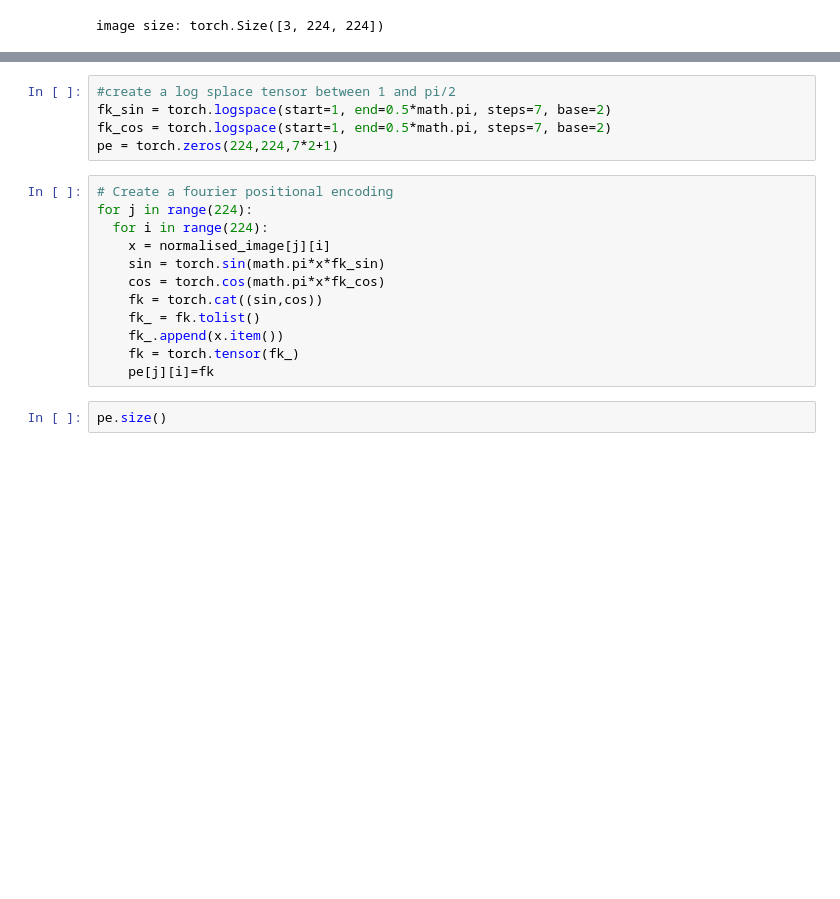
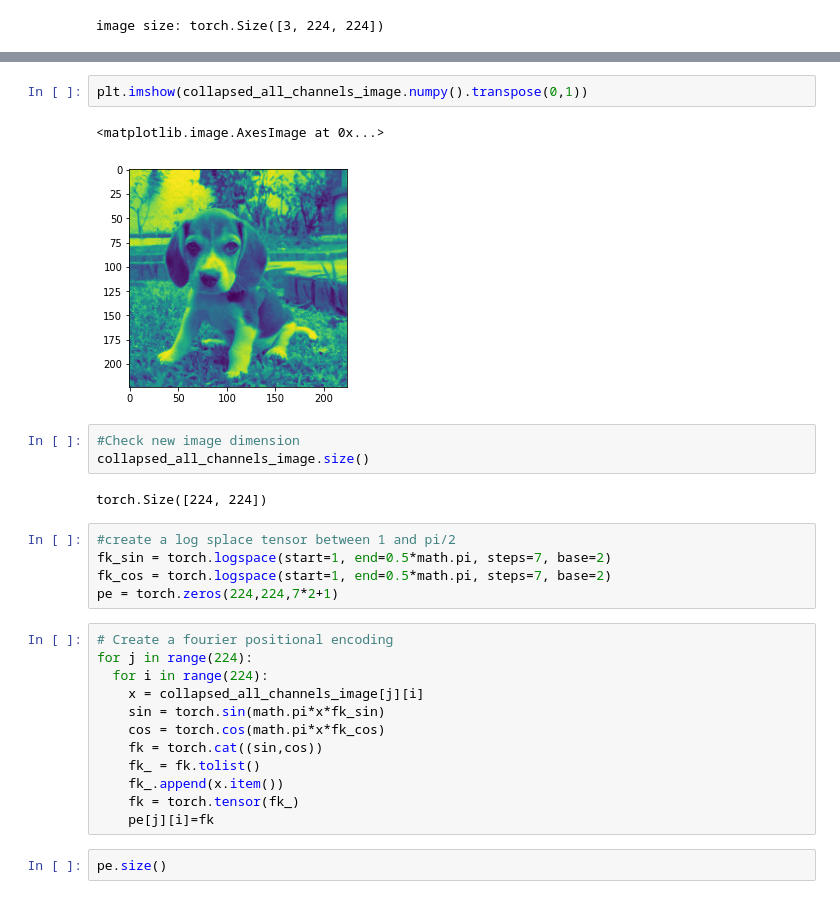
Before and after one commit to dentadelta/123, a Jupyter notebook: FourierPositionalEncoding.ipynb, the cells around one changed output, grey strips where cells are left out. Drawn from its saved outputs; the diff is of its cells as text; blank space fills up the shorter version.

```diff
--- a/FourierPositionalEncoding.ipynb
+++ b/FourierPositionalEncoding.ipynb
@@ -53,3 +56,13 @@ tensor([[-0.9911, -0.9911, -0.9911,  ..., -0.9911, -0.9911, -0.9911],
+# %%
+plt.imshow(collapsed_all_channels_image.numpy().transpose(0,1))
+# %% [output]
+<matplotlib.image.AxesImage at 0x...>
+[figure, added]
+# %%
+#Check new image dimension
+collapsed_all_channels_image.size()
+# %% [output]
+torch.Size([224, 224])
 # %%
 #create a log splace tensor between 1 and pi/2
 fk_sin = torch.logspace(start=1, end=0.5*math.pi, steps=7, base=2)
@@ -59,7 +72,7 @@ pe = torch.zeros(224,224,7*2+1)
 # Create a fourier positional encoding
 for j in range(224):
   for i in range(224):
-    x = normalised_image[j][i]
+    x = collapsed_all_channels_image[j][i]
     sin = torch.sin(math.pi*x*fk_sin)
     cos = torch.cos(math.pi*x*fk_cos)
     fk = torch.cat((sin,cos))
```
Also changed, not shown: parts of 11 cells of this notebook.
